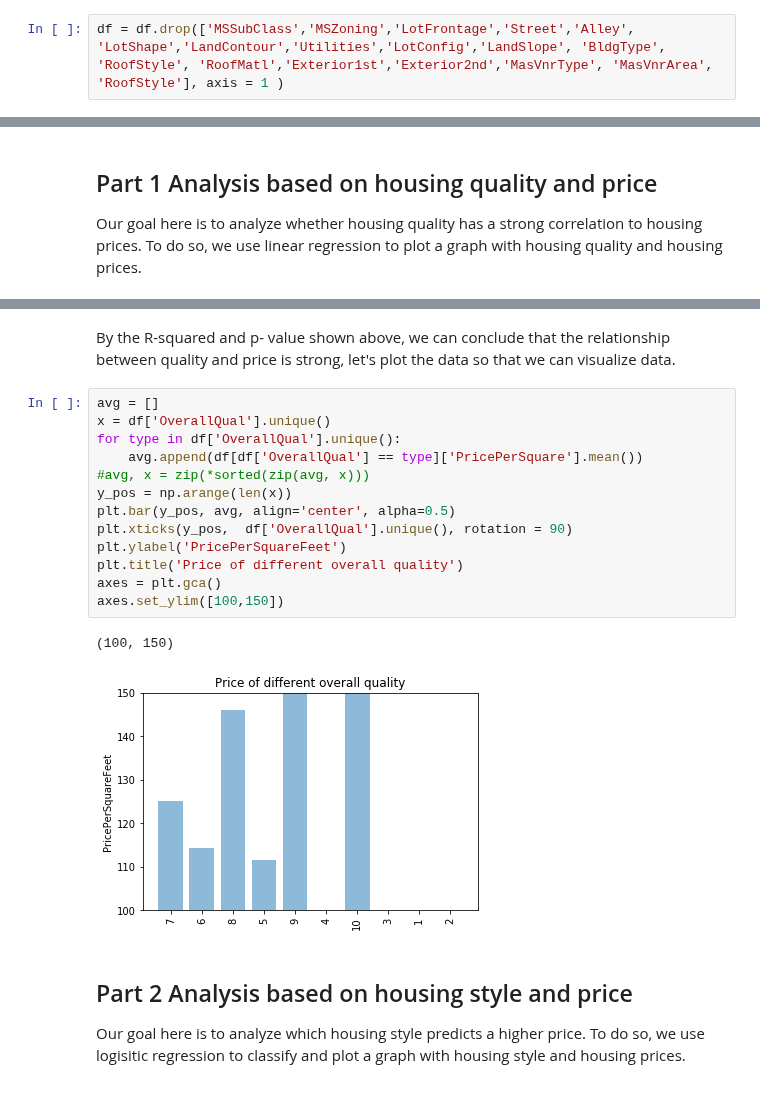
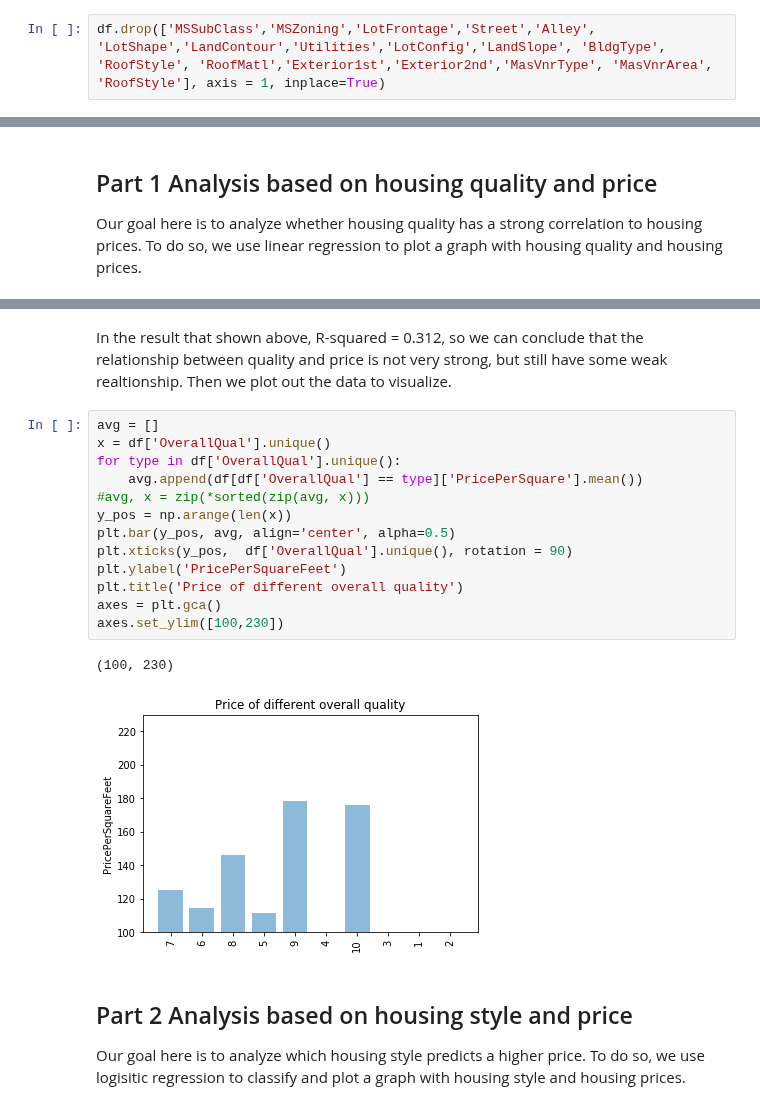
Before and after one commit to muh005/Housing-Price-Analysis, a Jupyter notebook: FinalProject.ipynb, the cells around one changed output, grey strips where cells are left out. Saved outputs shown, nothing was run; the diff lists cells and outputs as text.

Commit message:
add a lot of words and modify some graph

```diff
--- a/FinalProject.ipynb
+++ b/FinalProject.ipynb
@@ -65,2 +88,2 @@ Data cleaning: For this part, we don't need the columns such as Lot, Root, Basem
 # %%
-df = df.drop(['MSSubClass','MSZoning','LotFrontage','Street','Alley', 'LotShape','LandContour','Utilities','LotConfig','LandSlope', 'BldgType', 'RoofStyle', 'RoofMatl','Exterior1st','Exterior2nd','MasVnrType', 'MasVnrArea', 'RoofStyle'], axis = 1 )
+df.drop(['MSSubClass','MSZoning','LotFrontage','Street','Alley', 'LotShape','LandContour','Utilities','LotConfig','LandSlope', 'BldgType', 'RoofStyle', 'RoofMatl','Exterior1st','Exterior2nd','MasVnrType', 'MasVnrArea', 'RoofStyle'], axis = 1, inplace=True)
@@ -107,23 +150,23 @@ Covariance Type:            nonrobust
 Warnings:
 [1] Standard Errors assume that the covariance matrix of the errors is correctly specified.
 # %% [markdown]
-By the R-squared and p- value shown above, we can conclude that the relationship between quality and price is strong, let's plot the data so that we can visualize data.
+In the result that shown above, R-squared = 0.312, so we can conclude that the relationship between quality and price is not very strong, but still have some weak realtionship. Then we plot out the data to visualize.
 # %%
 avg = []
 x = df['OverallQual'].unique()
 for type in df['OverallQual'].unique():
     avg.append(df[df['OverallQual'] == type]['PricePerSquare'].mean())
 #avg, x = zip(*sorted(zip(avg, x)))
 y_pos = np.arange(len(x))
 plt.bar(y_pos, avg, align='center', alpha=0.5)
 plt.xticks(y_pos,  df['OverallQual'].unique(), rotation = 90)
 plt.ylabel('PricePerSquareFeet')
 plt.title('Price of different overall quality')
 axes = plt.gca()
-axes.set_ylim([100,150])
+axes.set_ylim([100,230])
 # %% [output]
-(100, 150)
+(100, 230)
-[figure, old version]
+[figure, new version]
 # %% [markdown]
 ## Part 2 Analysis based on housing style and price
 
```
Also changed, not shown: parts of 14 cells of this notebook, 1 other file.
